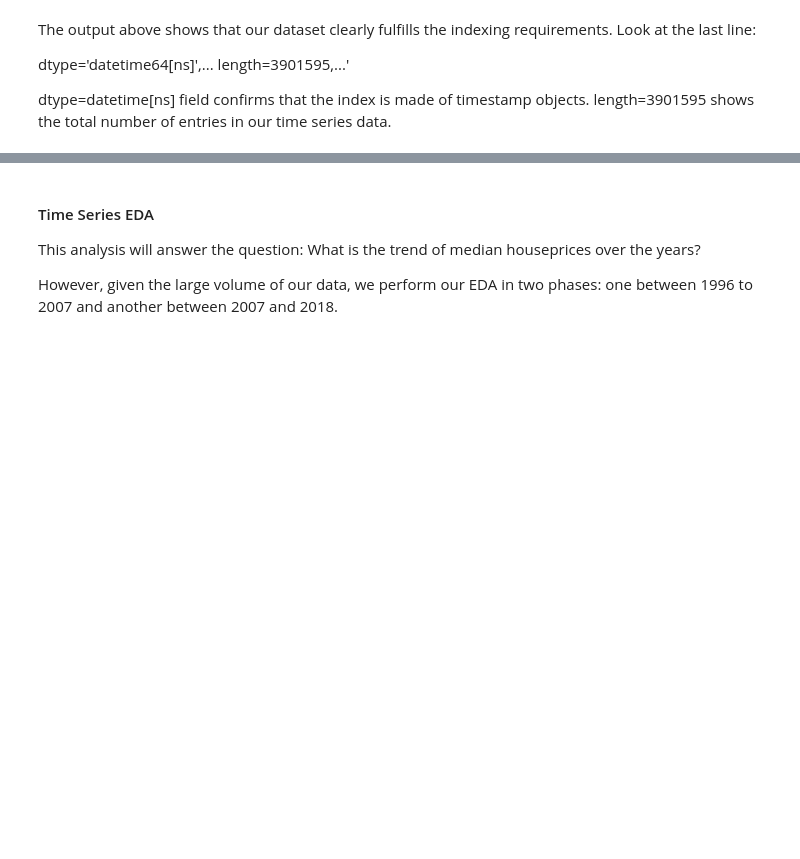
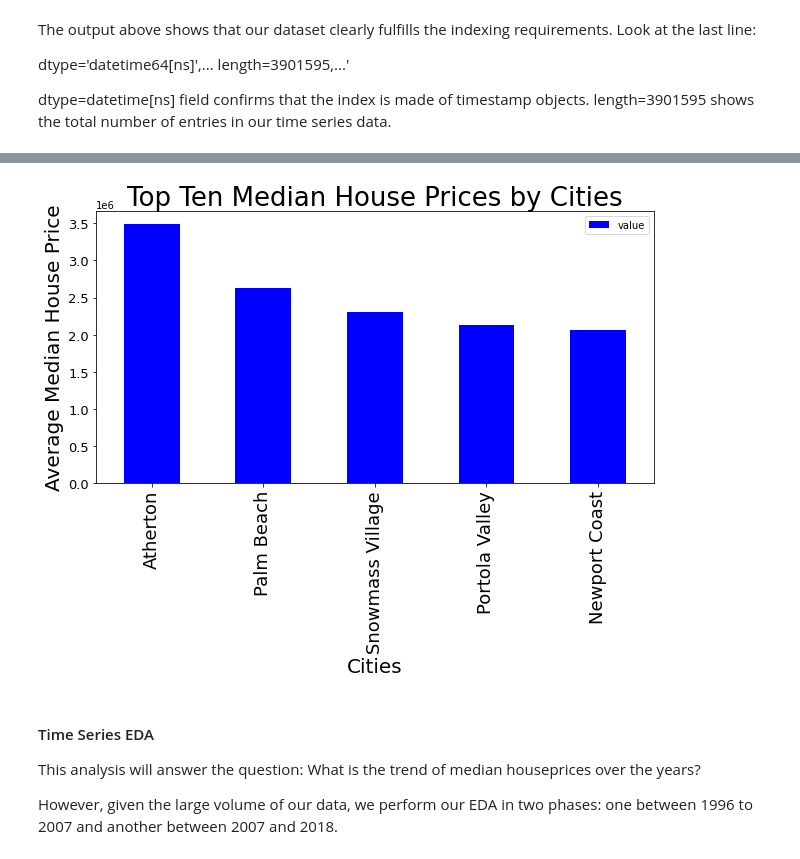
Before and after one commit to SueMungai/Time-Series-Team-3, a Jupyter notebook: Data Understanding (1).ipynb, the cells around one changed output, grey strips where cells are left out. Saved outputs shown, nothing was run; the diff lists cells and outputs as text; code cells hidden in the pictures; blank space fills up the shorter version.

```diff
--- a/Data Understanding (1).ipynb
+++ b/Data Understanding (1).ipynb
@@ -231,3 +441,18 @@ length=3901595 shows the total number of entries in our time series data.
+# %%
+houseprice_topcities = pd.DataFrame(new_data.groupby("City")["value"].mean()
+                                    .sort_values(ascending=False).head(5))
+# %%
+ax2 = houseprice_topcities.plot(kind='bar', figsize=(10,5), color="blue", fontsize=13);
+ax2.set_alpha(0.8)
+
+ax2.set_title("Top Ten Median House Prices by Cities", fontsize=26)
+ax2.set_ylabel("Average Median House Price", fontsize=20);
+ax2.set_xlabel("Cities", fontsize=20)
+plt.xticks(fontsize= 18)
+
+plt.show()
+# %% [output]
+[figure, added]
 # %% [markdown]
 #### Time Series EDA
 
```
Also changed, not shown: parts of 44 cells of this notebook.
